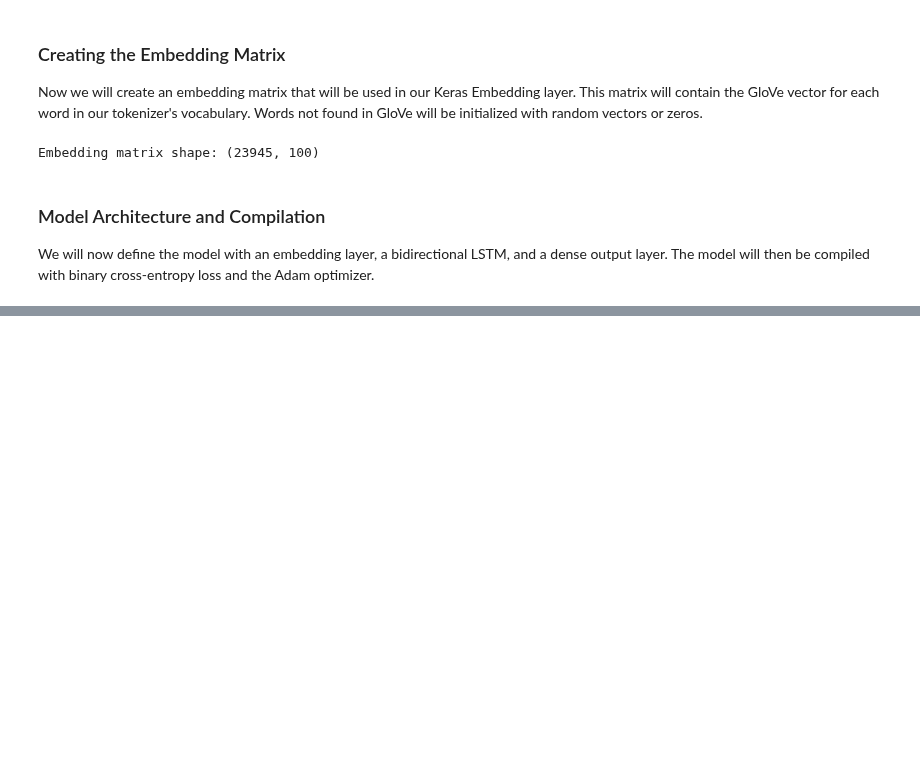
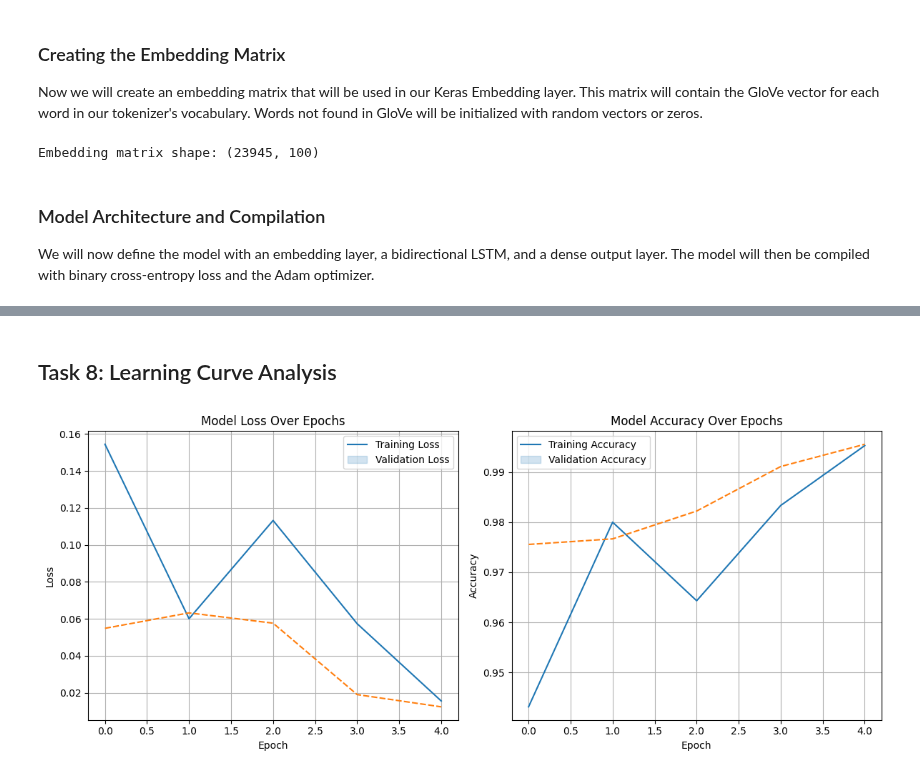
Before and after one commit to abilashkannanv/AIML, a Jupyter notebook: TrustCart_Phase2_Fake_Review_Detection1.ipynb, the cells around one changed output, grey strips where cells are left out. Cells and saved outputs as stored; diff of their text form; code cells hidden in the pictures; blank space fills up the shorter version.

```diff
--- a/TrustCart_Phase2_Fake_Review_Detection1.ipynb
+++ b/TrustCart_Phase2_Fake_Review_Detection1.ipynb
@@ -406,0 +519,38 @@ Epoch 2/5
+# %% [markdown]
+## Task 8: Learning Curve Analysis
+# %%
+import matplotlib.pyplot as plt
+import seaborn as sns
+import pandas as pd
+
+# Ensure 'history' object is available from model training
+# If you re-ran the model training cell, 'history' should be populated.
+# If not, please re-run cell d00eb33d first.
+
+# Extract data from history object
+hist_df = pd.DataFrame(history.history)
+
+# Plot training and validation loss
+plt.figure(figsize=(12, 5))
+
+plt.subplot(1, 2, 1)
+sns.lineplot(data=hist_df[['loss', 'val_loss']])
+plt.title('Model Loss Over Epochs')
+plt.xlabel('Epoch')
+plt.ylabel('Loss')
+plt.legend(['Training Loss', 'Validation Loss'])
+plt.grid(True)
+
+# Plot training and validation accuracy
+plt.subplot(1, 2, 2)
+sns.lineplot(data=hist_df[['accuracy', 'val_accuracy']])
+plt.title('Model Accuracy Over Epochs')
+plt.xlabel('Epoch')
+plt.ylabel('Accuracy')
+plt.legend(['Training Accuracy', 'Validation Accuracy'])
+plt.grid(True)
+
+plt.tight_layout()
+plt.show()
+# %% [output]
+[figure, added]
```
Also changed, not shown: parts of 36 cells of this notebook.
